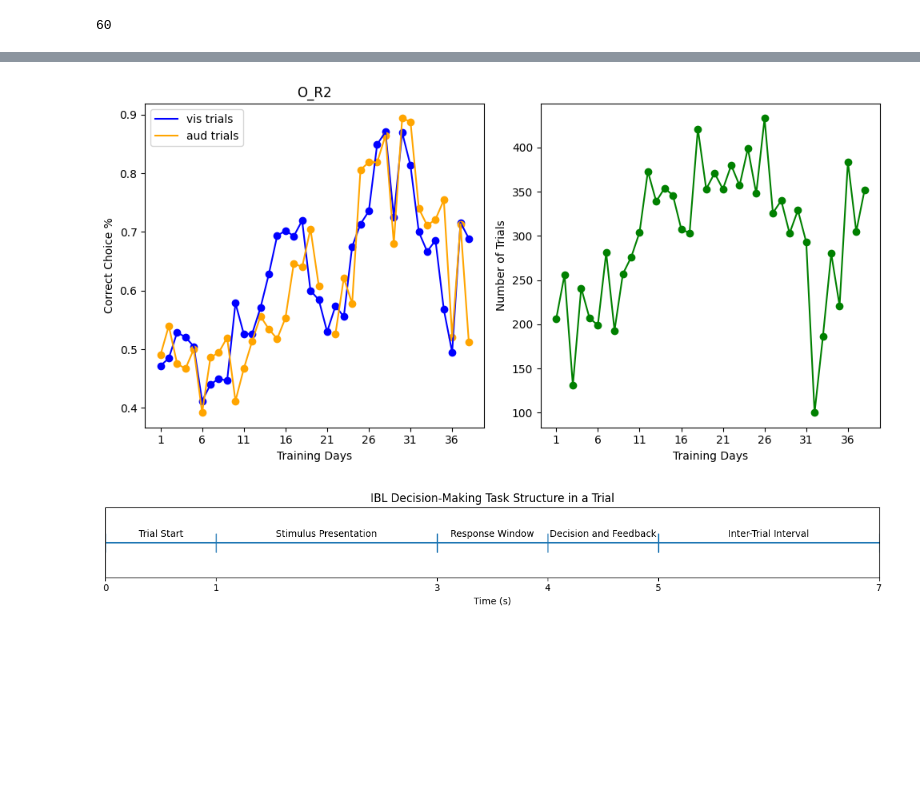
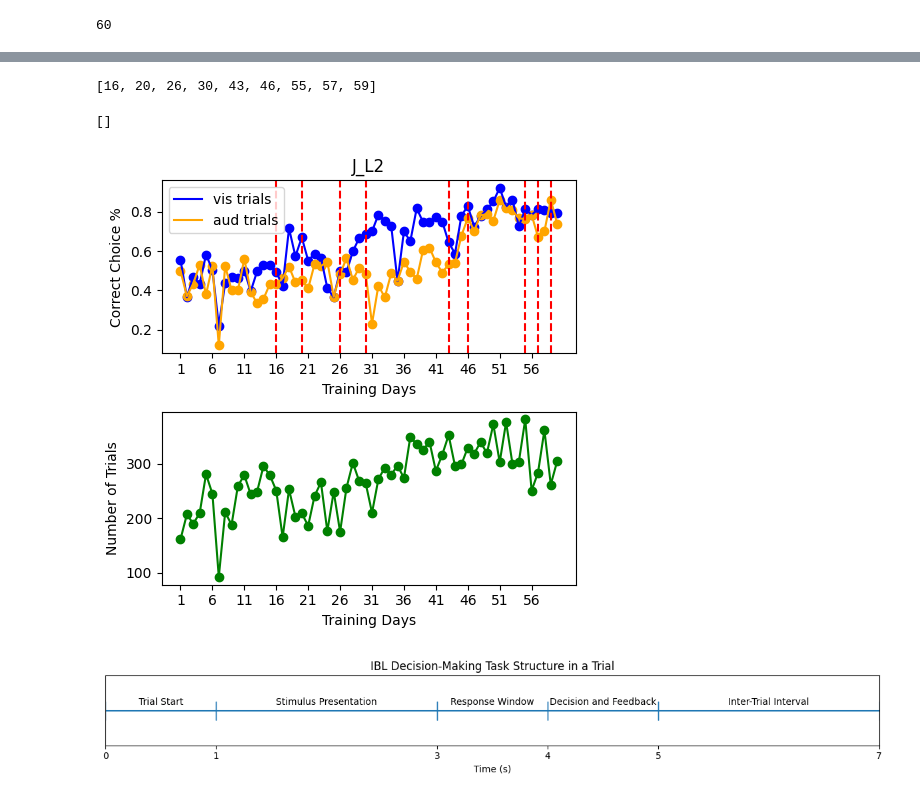
Before and after one commit to edwardyan95/ibllib, a Jupyter notebook: examples/EY_behavior_preprocess.ipynb, the cells around one changed output, grey strips where cells are left out. Drawn from its saved outputs; the diff is of its cells as text; code cells hidden in the pictures; blank space fills up the shorter version.

```diff
--- a/examples/EY_behavior_preprocess.ipynb
+++ b/examples/EY_behavior_preprocess.ipynb
@@ -70,5 +62,5 @@ processing data for 025-02-14
 # %%
-subject_dir = r'Z:\TM_Lab\Edward\Data\iblrig_data\Subjects\R_L2'
+subject_dir = r'Z:\TM_Lab\Edward\Data\iblrig_data\Subjects\S_R2'
 subject_id = subject_dir[subject_dir.find('Subjects')+9:]
 # print(subject_id)
 trials_by_day = []
@@ -273,8 +334,8 @@ len(all_acc_vis[5])
 # %% [output]
 60
 # %%
-
-subdir = [d for d in os.listdir(subject_dir)]
+mouse_path = r'Z:\TM_Lab\Edward\Cerebellum_Imaging\Pcp2-jgcamp8m\J_L2'
+subdir = [d for d in os.listdir(mouse_path)]
 img_dates = [s for s in subdir if s.isdigit()]
 # %%
 training_dates
@@ -299,35 +356,48 @@ training_dates
+# %%
+accuracies_vis = np.load(os.path.join(subject_dir, 'accuracies_vis.npy'))
+accuracies_aud = np.load(os.path.join(subject_dir, 'accuracies_aud.npy'))
+num_trials = np.load(os.path.join(subject_dir, 'num_trials.npy'))
+training_dates = np.load(os.path.join(subject_dir, 'training_dates.npy'))
+# %%
+[training_dates.index(element) for element in img_dates]
+# %% [output]
+[16, 20, 26, 30, 43, 46, 55, 57, 59]
+# %%
+img_dates
+# %% [output]
+[]
 # %%
 training_dates = [element.replace('-', '') for element in training_dates]
 imgday_indices = [training_dates.index(element) for element in img_dates]
 # Plotting
-fig, axs = plt.subplots(1, 2, figsize=(10, 5))
+fig, axs = plt.subplots(2, 1, figsize=(5, 5))
 
 # Plot lines and scatter points on the first axis
 days = np.arange(1, len(num_trials) + 1)
 axs[0].plot(days, accuracies_vis, label='vis trials', color='blue')
 axs[0].scatter(days, accuracies_vis, color='blue')
 axs[0].plot(days, accuracies_aud, label='aud trials', color='orange')
 axs[0].scatter(days, accuracies_aud, color='orange')
 axs[0].set_ylabel('Correct Choice %')
 axs[0].set_xlabel('Training Days')
 axs[0].set_xticks(np.arange(1, len(num_trials) + 1, 5))
 #axs[0].set_yticklabels([str(x) for x in range(0,101,20)])
 axs[0].set_title(subject_id)
 axs[0].legend()
 
 axs[1].plot(days, num_trials, color='green', marker='o')
 axs[1].set_ylabel('Number of Trials')
 axs[1].set_xlabel('Training Days')
 axs[1].set_xticks(np.arange(1, len(num_trials) + 1, 5))
 for ind in imgday_indices:
     axs[0].axvline(x=ind, color='red', linestyle='--')
 
 plt.tight_layout()
 
 
 plt.savefig(os.path.join(subject_dir, 'training_summary.png'),dpi=300)
 # %% [output]
-[figure, old version]
+[figure, new version]
 # %%
 stages = ['Trial Start', 'Stimulus Presentation', 'Response Window', 'Decision and Feedback', 'Inter-Trial Interval']
 durations = [1, 2, 1, 1, 2]  # Example durations in seconds
```
Also changed, not shown: parts of 6 cells of this notebook, 8 other files.
